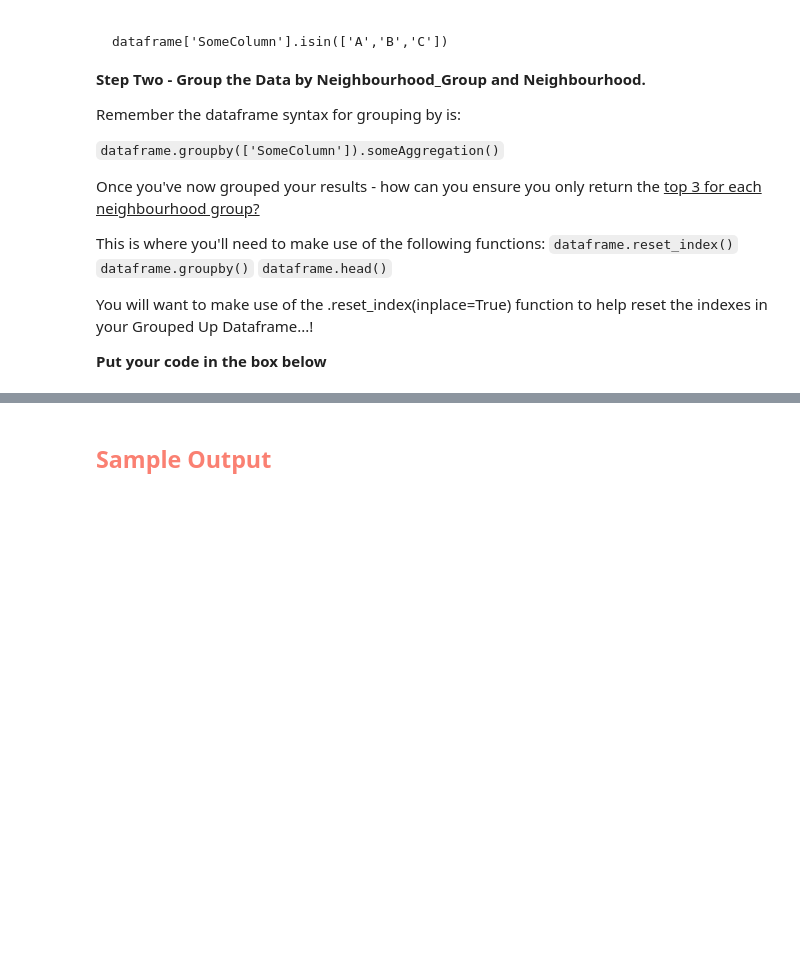
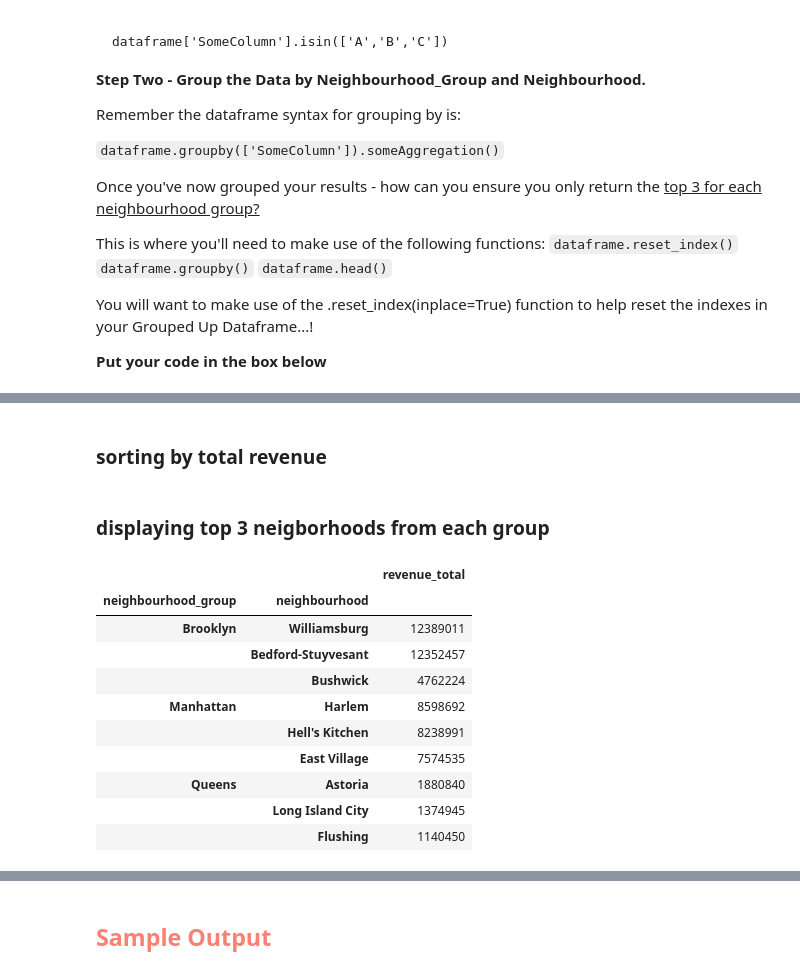
Before and after one commit to mapsg91/airbnb, a Jupyter notebook: Airbnb_mpg.ipynb, the cells around one changed output, grey strips where cells are left out. Saved outputs shown, nothing was run; the diff lists cells and outputs as text; code cells hidden in the pictures; blank space fills up the shorter version.

```diff
--- a/Airbnb_Exercise_Student_Facing_021023.ipynb
+++ b/Airbnb_mpg.ipynb
@@ -268,0 +238,4 @@ filter_top_vals(top_neighbourhoods)
+# %%
+airbnb.set_index(['neighbourhood_group', 'neighbourhood'], inplace=True)
+# %%
+mbq_filter= airbnb.loc[['Manhattan', 'Brooklyn', 'Queens']]
@@ -268,0 +244,3 @@ filter_top_vals(top_neighbourhoods)
+# %%
+# defining filtered group and subgroup, and creating revenue sum variable
+mbq_revenue_sum= mbq_filter.groupby(['neighbourhood_group','neighbourhood']).agg(revenue_total=('revenue', 'sum'))
@@ -268,0 +265,21 @@ filter_top_vals(top_neighbourhoods)
+# %% [markdown]
+### sorting by total revenue
+# %%
+mbq_revenue_sum_sorted = mbq_revenue_sum.groupby('neighbourhood_group', group_keys=False).apply(lambda x: x.sort_values(by='revenue_total', ascending=False))
+#df_sorted_multiple = df.groupby('Category', group_keys=False).apply(lambda x: x.sort_values(by=['Value1', 'Value2'], ascending=[False, True]))
+# %% [markdown]
+### displaying top 3 neigborhoods from each group
+# %%
+mbq_revenue_sum_sorted.groupby('neighbourhood_group').head(3)
+# %% [output]
+|  |  | revenue_total |
+| neighbourhood_group | neighbourhood |  |
+| Brooklyn | Williamsburg | 12389011 |
+|  | Bedford-Stuyvesant | 12352457 |
+|  | Bushwick | 4762224 |
+| Manhattan | Harlem | 8598692 |
+|  | Hell's Kitchen | 8238991 |
+|  | East Village | 7574535 |
+| Queens | Astoria | 1880840 |
+|  | Long Island City | 1374945 |
+|  | Flushing | 1140450 |
```
Also changed, not shown: parts of 28 cells of this notebook.
